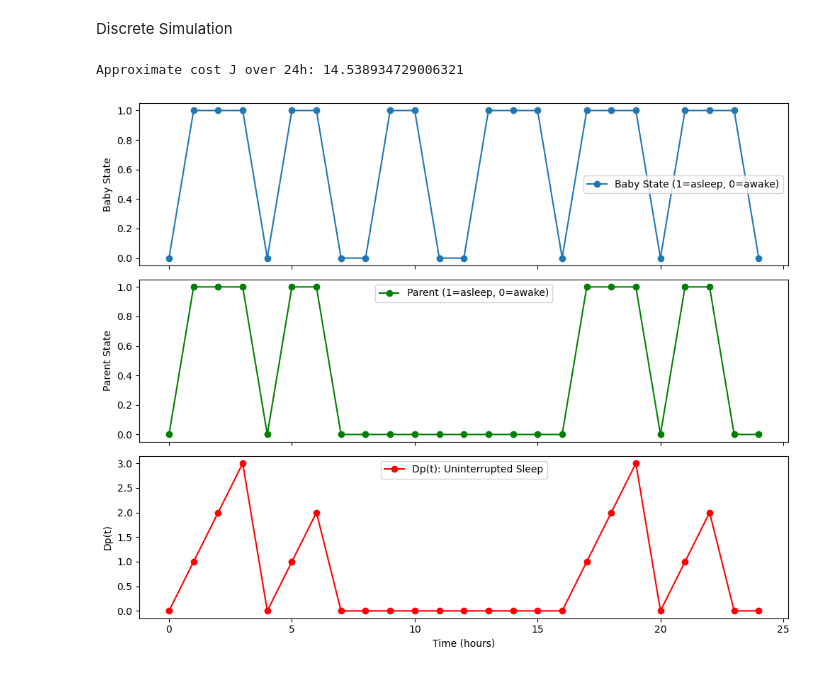
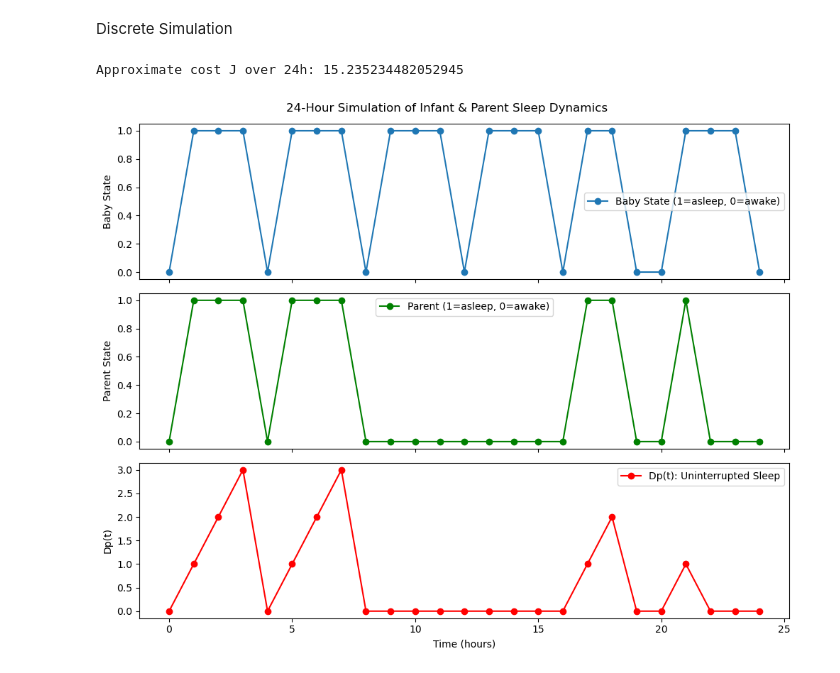
Before and after one commit to sophieharman/Volume-4-ParentSleep, a Jupyter notebook: CostFunctional.ipynb, the cells around one changed output. Drawn from its saved outputs; the diff is of its cells as text; code cells hidden in the pictures.

Commit message:
titled plot

```diff
--- a/CostFunctional.ipynb
+++ b/CostFunctional.ipynb
@@ -109,7 +109,7 @@ def u_control(t, baby_state, cumulative_sleep):
             # It's 'night': definitely sleep
             return 1
         else:
-            if w(t) ==  1 or cumulative_sleep >= 10:
+            if w(t) ==  1 or cumulative_sleep >= 9:
             # It's 'day' and parent has responsibilities or has already slept 10 hrs, stay up
                 return 0
             else:
@@ -199,26 +199,28 @@ def simulate_day(dt=1, T=24):
 # %%
 t_vals, baby, parent, dp_vals, np_vals, cost_est = simulate_day(dt=1, T=24)
 
 print(f"Approximate cost J over 24h: {cost_est}")
 
 # Plot results
 fig, ax = plt.subplots(3, 1, figsize=(10, 8), sharex=True)
+fig.suptitle("24-Hour Simulation of Infant & Parent Sleep Dynamics")
 
 ax[0].plot(t_vals, baby, marker='o', label='Baby State (1=asleep, 0=awake)')
 ax[0].set_ylabel('Baby State')
 ax[0].legend()
 
 ax[1].plot(t_vals, parent, marker='o', color='g', label='Parent (1=asleep, 0=awake)')
 ax[1].set_ylabel('Parent State')
 ax[1].legend()
 
 ax[2].plot(t_vals, dp_vals, marker='o', color='r', label='Dp(t): Uninterrupted Sleep')
 ax[2].set_ylabel('Dp(t)')
 ax[2].set_xlabel('Time (hours)')
 ax[2].legend()
 
+
 plt.tight_layout()
 plt.show()
 # %% [output]
-Approximate cost J over 24h: 14.538934729006321
+Approximate cost J over 24h: 15.235234482052945
-[figure, old version]
+[figure, new version]
```
